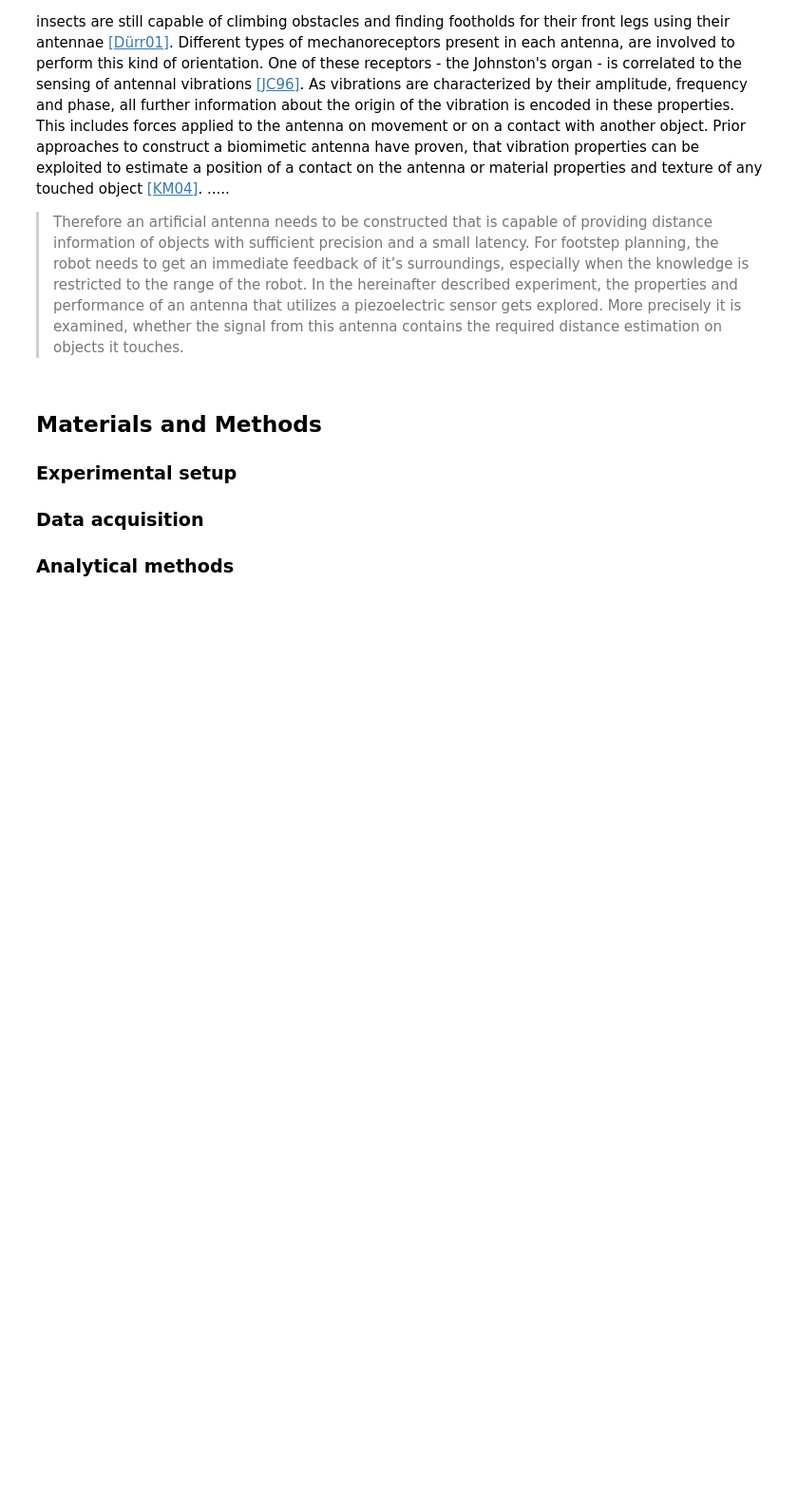
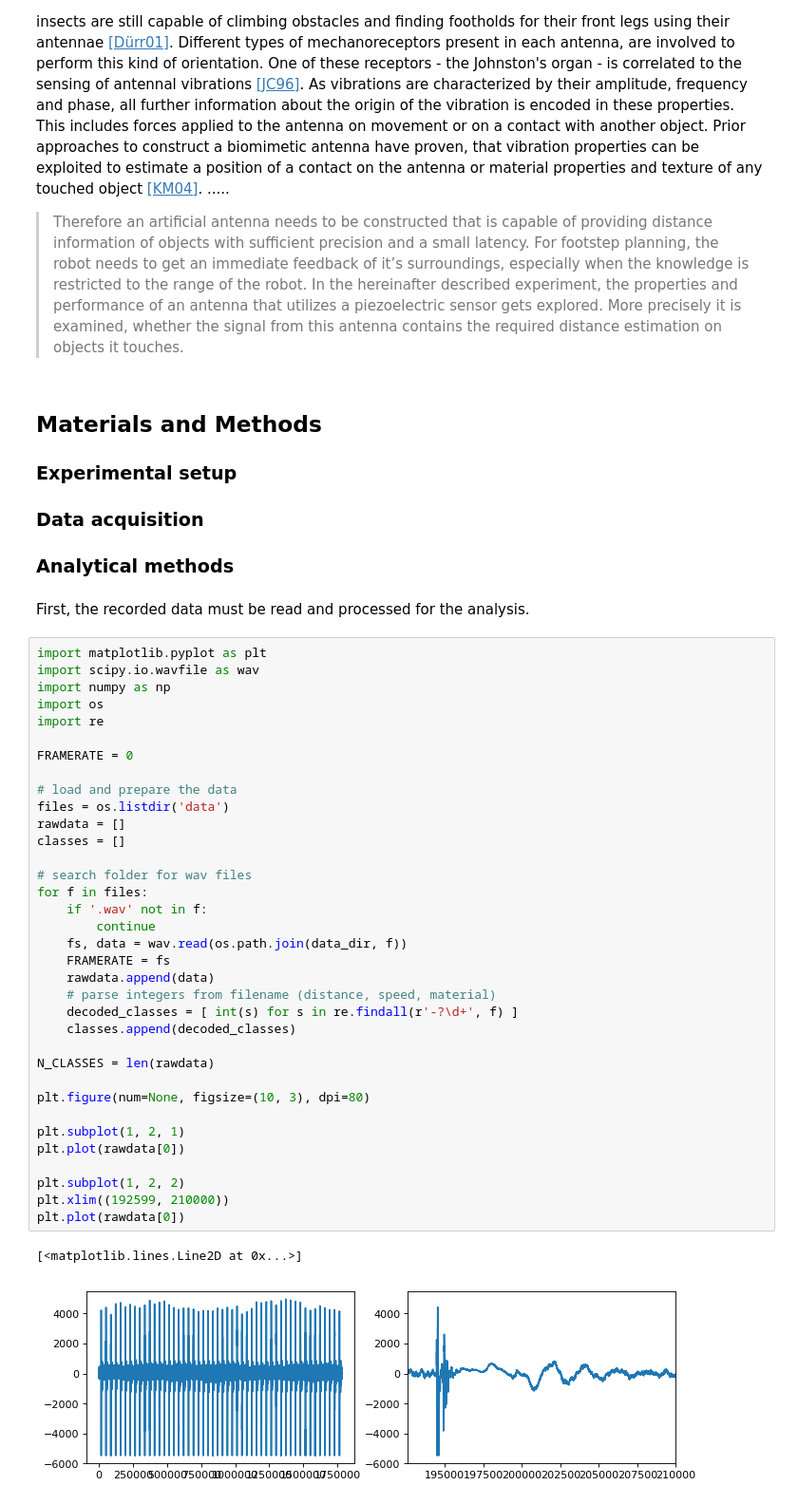
Before and after one commit to LucaHermes/PiezoAntenna, a Jupyter notebook: Piezo Antenna.ipynb, the cells around one changed output. Shown at 95% size. Saved outputs shown, nothing was run; the diff lists cells and outputs as text; blank space fills up the shorter version.

Commit message:
add loading of data add generation of spectrograms from data start with peak detection - todo use pandas for this

```diff
--- a/Piezo Antenna.ipynb
+++ b/Piezo Antenna.ipynb
@@ -25,3 +25,43 @@ Prior approaches to construct a biomimetic antenna have proven, that vibration p
 ### Experimental setup
 ### Data acquisition
 ### Analytical methods
+# %% [markdown]
+First, the recorded data must be read and processed for the analysis.
+# %%
+import matplotlib.pyplot as plt
+import scipy.io.wavfile as wav
+import numpy as np
+import os
+import re
+
+FRAMERATE = 0
+
+# load and prepare the data
+files = os.listdir('data')
+rawdata = []
+classes = []
+
+# search folder for wav files
+for f in files:
+    if '.wav' not in f:
+        continue
+    fs, data = wav.read(os.path.join(data_dir, f))
+    FRAMERATE = fs
+    rawdata.append(data)
+    # parse integers from filename (distance, speed, material)
+    decoded_classes = [ int(s) for s in re.findall(r'-?\d+', f) ]
+    classes.append(decoded_classes)
+
+N_CLASSES = len(rawdata)
+
+plt.figure(num=None, figsize=(10, 3), dpi=80)
+
+plt.subplot(1, 2, 1)
+plt.plot(rawdata[0])
+
+plt.subplot(1, 2, 2)
+plt.xlim((192599, 210000))
+plt.plot(rawdata[0])
+# %% [output]
+[<matplotlib.lines.Line2D at 0x...>]
+[figure, added]
```
Also changed, not shown: parts of 7 cells of this notebook, 18 other files.
